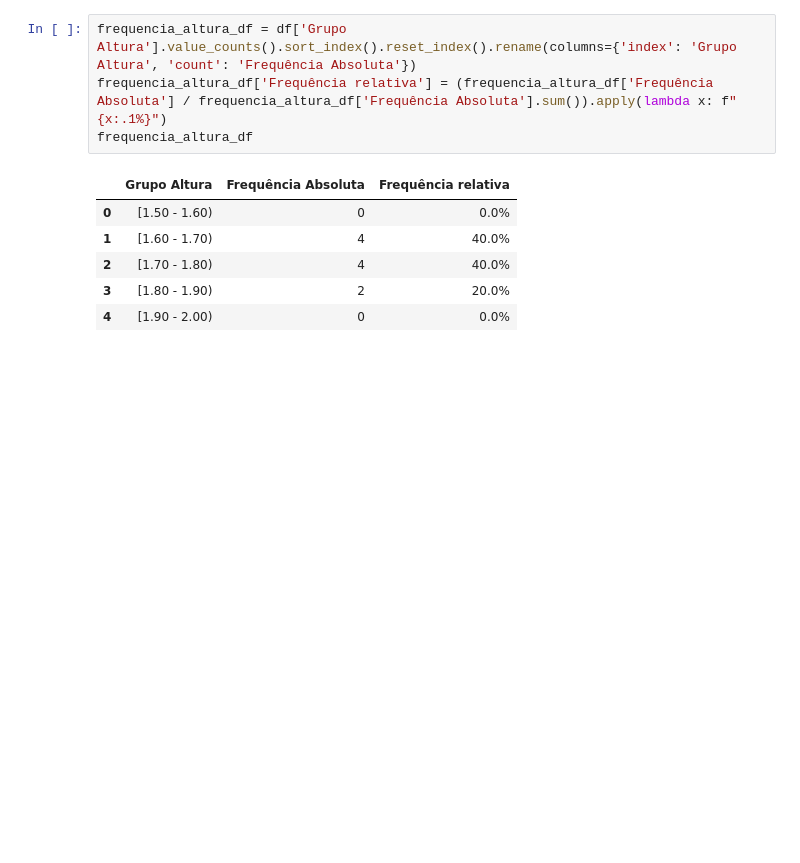
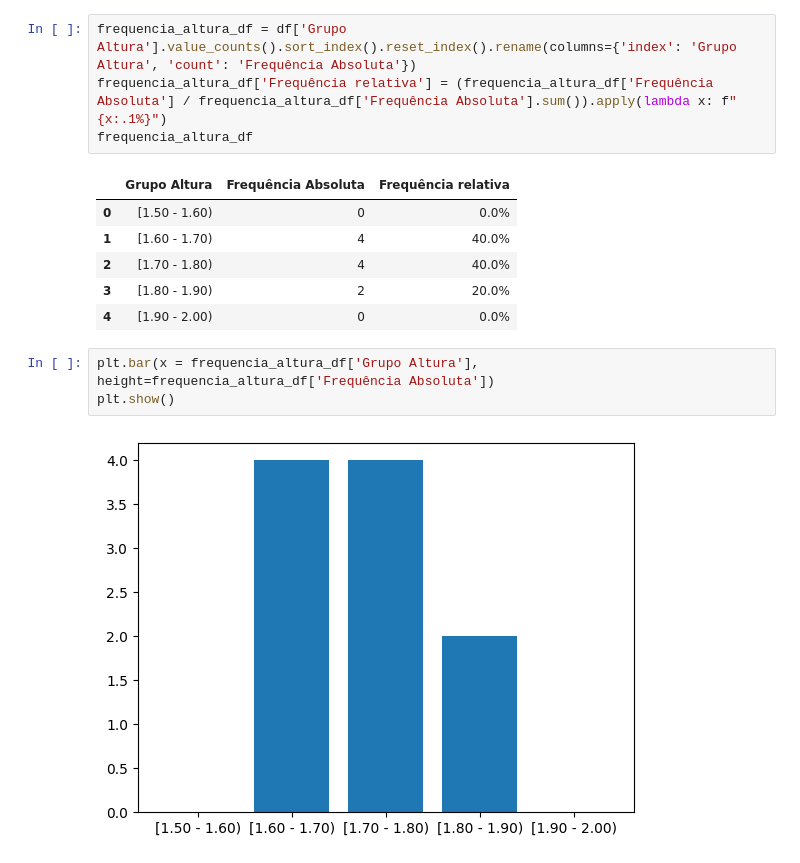
Before and after one commit to JoaoVitorMarcarini/Frequencia_absoluta-relativa, a Jupyter notebook: Frequencia_absoluta_e_relativa.ipynb, the cells around one changed output. Cells and saved outputs as stored; diff of their text form; blank space fills up the shorter version.

```diff
--- a/Frequencia_absoluta_e_relativa.ipynb
+++ b/Frequencia_absoluta_e_relativa.ipynb
@@ -53,3 +54,8 @@ frequencia_altura_df
 | 2 | [1.70 - 1.80) | 4 | 40.0% |
 | 3 | [1.80 - 1.90) | 2 | 20.0% |
 | 4 | [1.90 - 2.00) | 0 | 0.0% |
+# %%
+plt.bar(x = frequencia_altura_df['Grupo Altura'], height=frequencia_altura_df['Frequência Absoluta'])
+plt.show()
+# %% [output]
+[figure, added]
```
Also changed, not shown: parts of 1 cell of this notebook.
